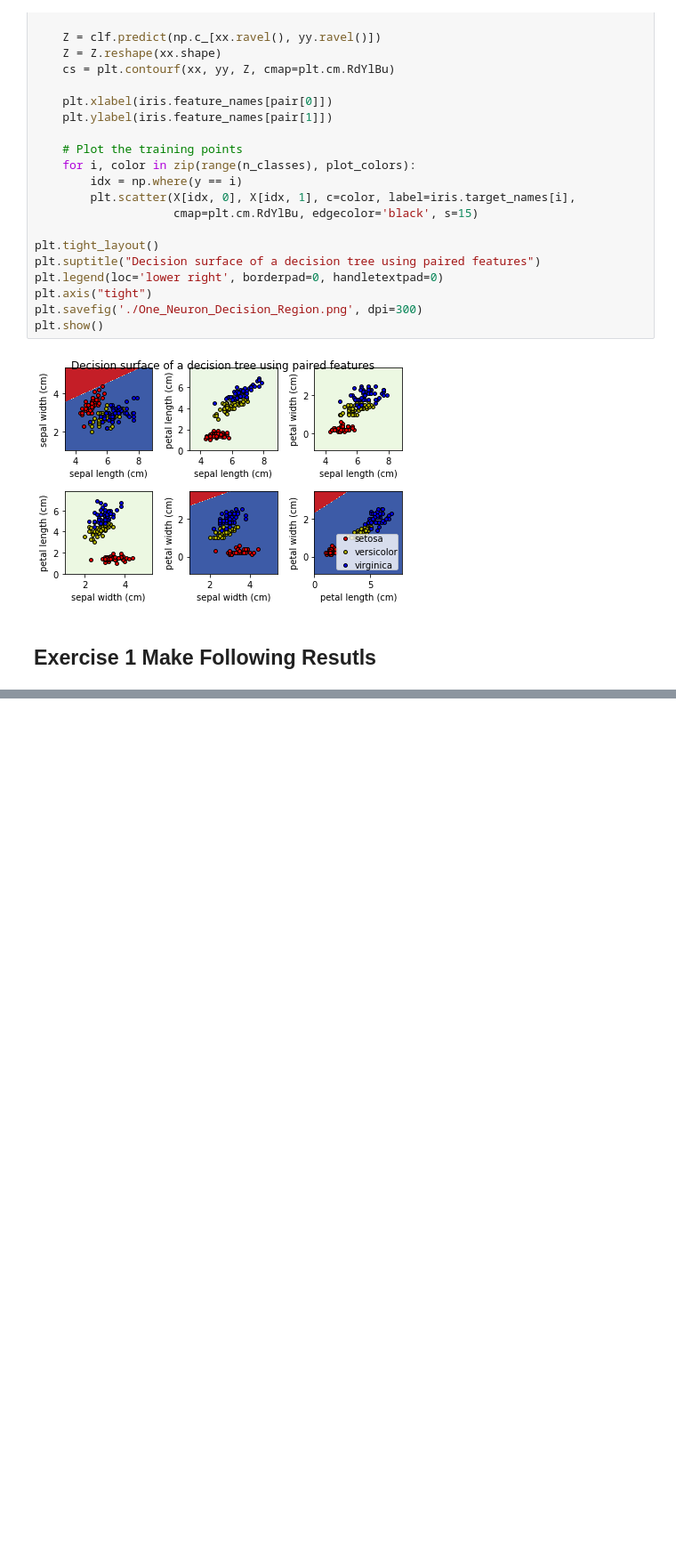
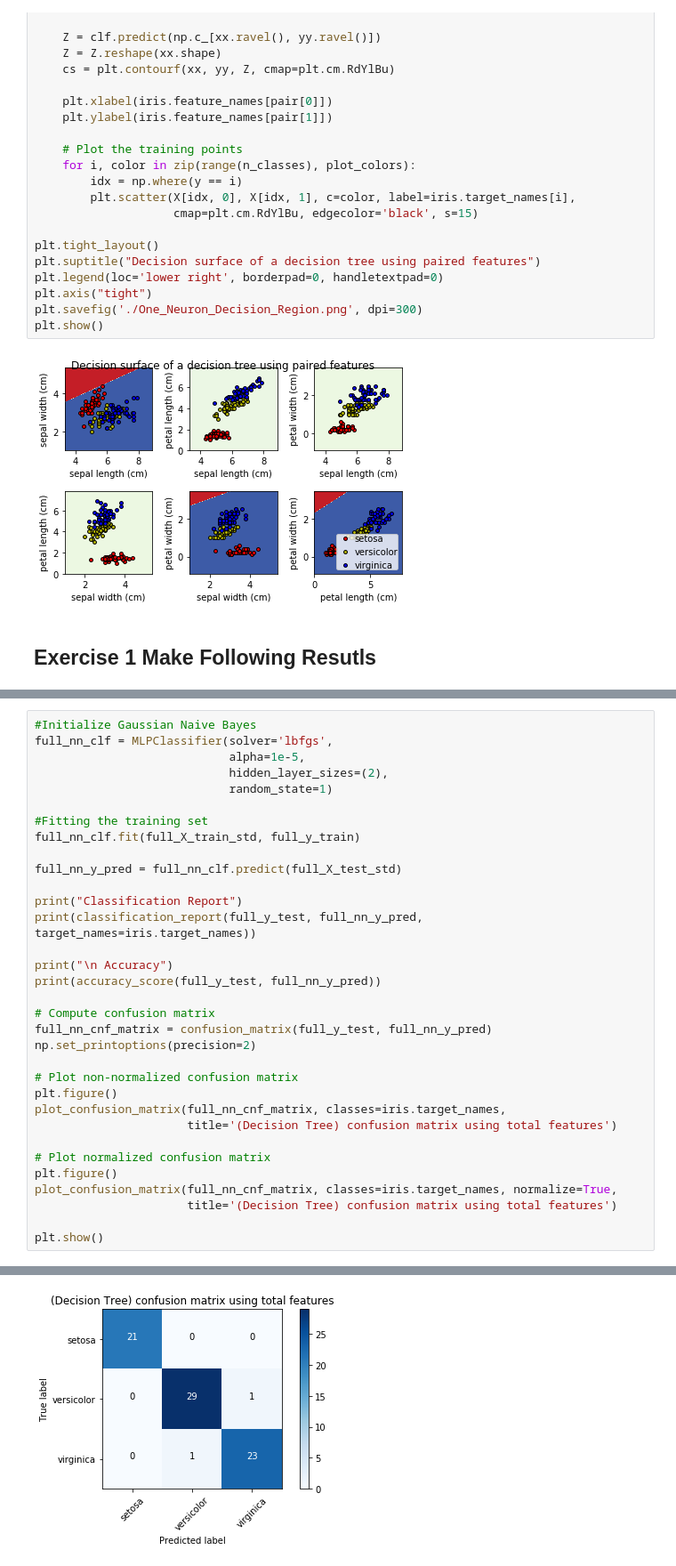
Before and after one commit to yejiiii/AI-Agent, a Jupyter notebook: NeuralNetworks/sklearn_NeuralNetworks_Exercise.ipynb, the cells around one changed output, grey strips where cells are left out. Shown: that part at 89% size. Cells and saved outputs as stored; diff of their text form; blank space fills up the shorter version.

```diff
--- a/NeuralNetworks/sklearn_NeuralNetworks_Exercise.ipynb
+++ b/NeuralNetworks/sklearn_NeuralNetworks_Exercise.ipynb
@@ -671,0 +663,34 @@ Normalized confusion matrix
+# %%
+#Initialize Gaussian Naive Bayes
+full_nn_clf = MLPClassifier(solver='lbfgs',
+                            alpha=1e-5,
+                            hidden_layer_sizes=(2),
+                            random_state=1)
+
+#Fitting the training set
+full_nn_clf.fit(full_X_train_std, full_y_train)
+
+full_nn_y_pred = full_nn_clf.predict(full_X_test_std)
+
+print("Classification Report")
+print(classification_report(full_y_test, full_nn_y_pred, target_names=iris.target_names))
+
+print("\n Accuracy")
+print(accuracy_score(full_y_test, full_nn_y_pred))
+
+# Compute confusion matrix
+full_nn_cnf_matrix = confusion_matrix(full_y_test, full_nn_y_pred)
+np.set_printoptions(precision=2)
+
+# Plot non-normalized confusion matrix
+plt.figure()
+plot_confusion_matrix(full_nn_cnf_matrix, classes=iris.target_names,
+                      title='(Decision Tree) confusion matrix using total features')
+
+# Plot normalized confusion matrix
+plt.figure()
+plot_confusion_matrix(full_nn_cnf_matrix, classes=iris.target_names, normalize=True,
+                      title='(Decision Tree) confusion matrix using total features')
+
+plt.show()
+# %% [output]
@@ -671,0 +717 @@ Normalized confusion matrix
+[figure, added]
```
Also changed, not shown: parts of 7 cells of this notebook, 2 other files.
